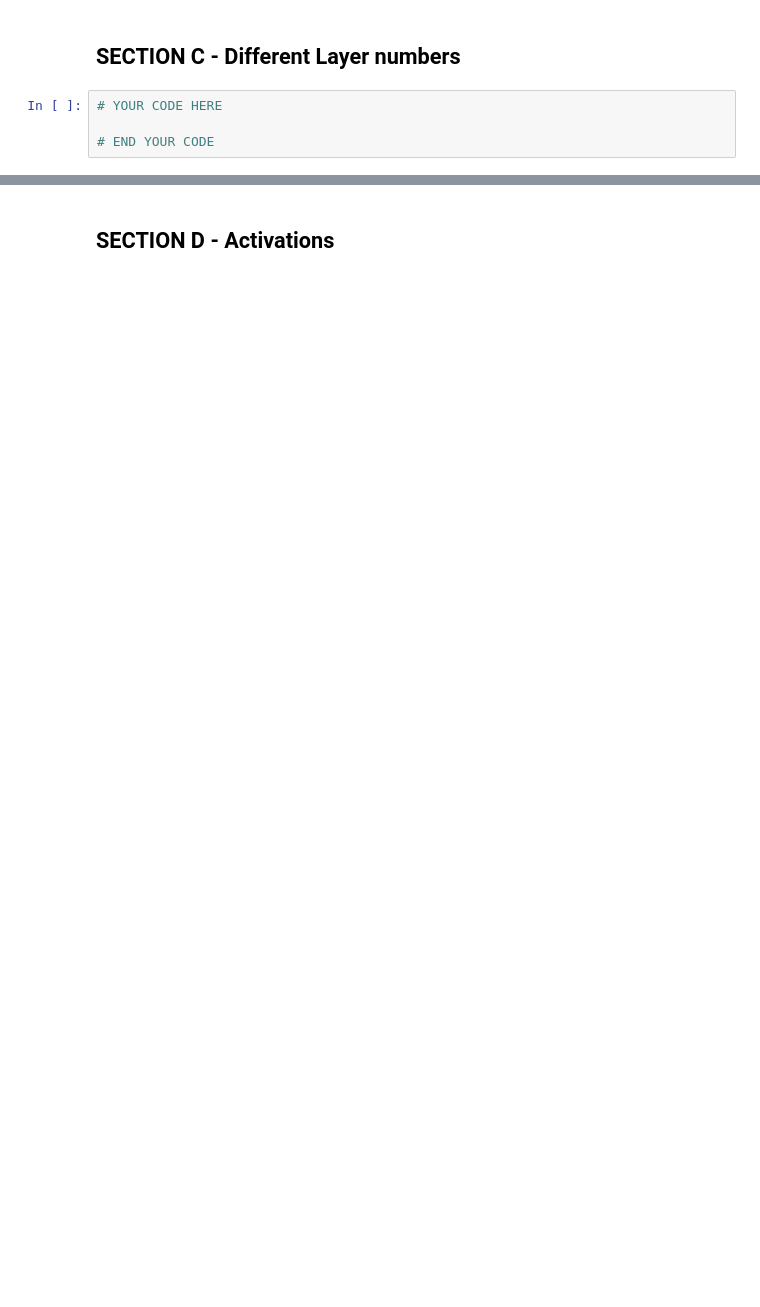
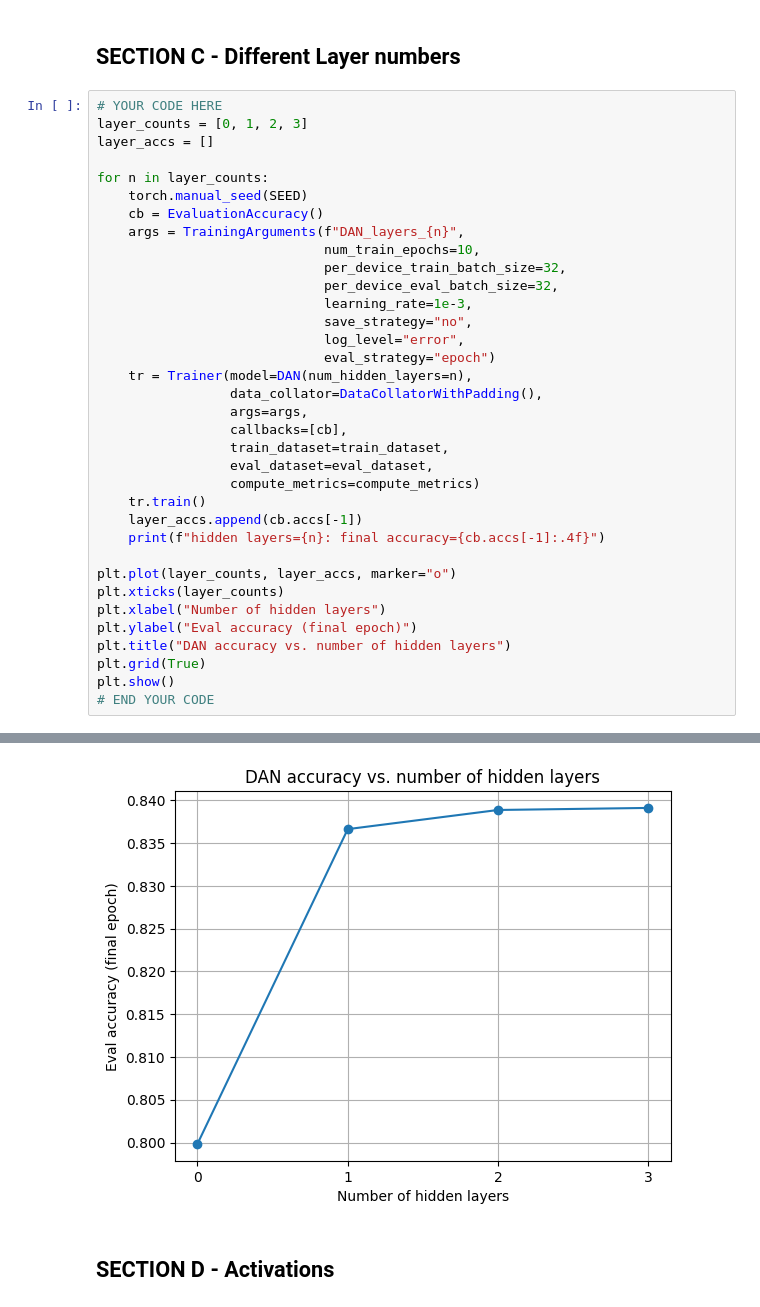
Before and after one commit to altarh/NLP_EX1, a Jupyter notebook: Exercise/DAN_files/DAN.ipynb, the cells around one changed output, grey strips where cells are left out. Cells and saved outputs as stored; diff of their text form; blank space fills up the shorter version.

```diff
--- a/Exercise/DAN_files/DAN.ipynb
+++ b/Exercise/DAN_files/DAN.ipynb
@@ -205,6 +341,38 @@ trainer.train()
 # %% [markdown]
 ## SECTION C - Different Layer numbers
-# %%
-# YOUR CODE HERE
-
-# END YOUR CODE
+# %%
+# YOUR CODE HERE
+layer_counts = [0, 1, 2, 3]
+layer_accs = []
+
+for n in layer_counts:
+    torch.manual_seed(SEED)
+    cb = EvaluationAccuracy()
+    args = TrainingArguments(f"DAN_layers_{n}",
+                             num_train_epochs=10,
+                             per_device_train_batch_size=32,
+                             per_device_eval_batch_size=32,
+                             learning_rate=1e-3,
+                             save_strategy="no",
+                             log_level="error",
+                             eval_strategy="epoch")
+    tr = Trainer(model=DAN(num_hidden_layers=n),
+                 data_collator=DataCollatorWithPadding(),
+                 args=args,
+                 callbacks=[cb],
+                 train_dataset=train_dataset,
+                 eval_dataset=eval_dataset,
+                 compute_metrics=compute_metrics)
+    tr.train()
+    layer_accs.append(cb.accs[-1])
+    print(f"hidden layers={n}: final accuracy={cb.accs[-1]:.4f}")
+
+plt.plot(layer_counts, layer_accs, marker="o")
+plt.xticks(layer_counts)
+plt.xlabel("Number of hidden layers")
+plt.ylabel("Eval accuracy (final epoch)")
+plt.title("DAN accuracy vs. number of hidden layers")
+plt.grid(True)
+plt.show()
+# END YOUR CODE
+# %% [output]
@@ -211,2 +396,3 @@ trainer.train()
+[figure, added]
 # %% [markdown]
 ## SECTION D - Activations
```
Also changed, not shown: parts of 18 cells of this notebook, 1 other file.
